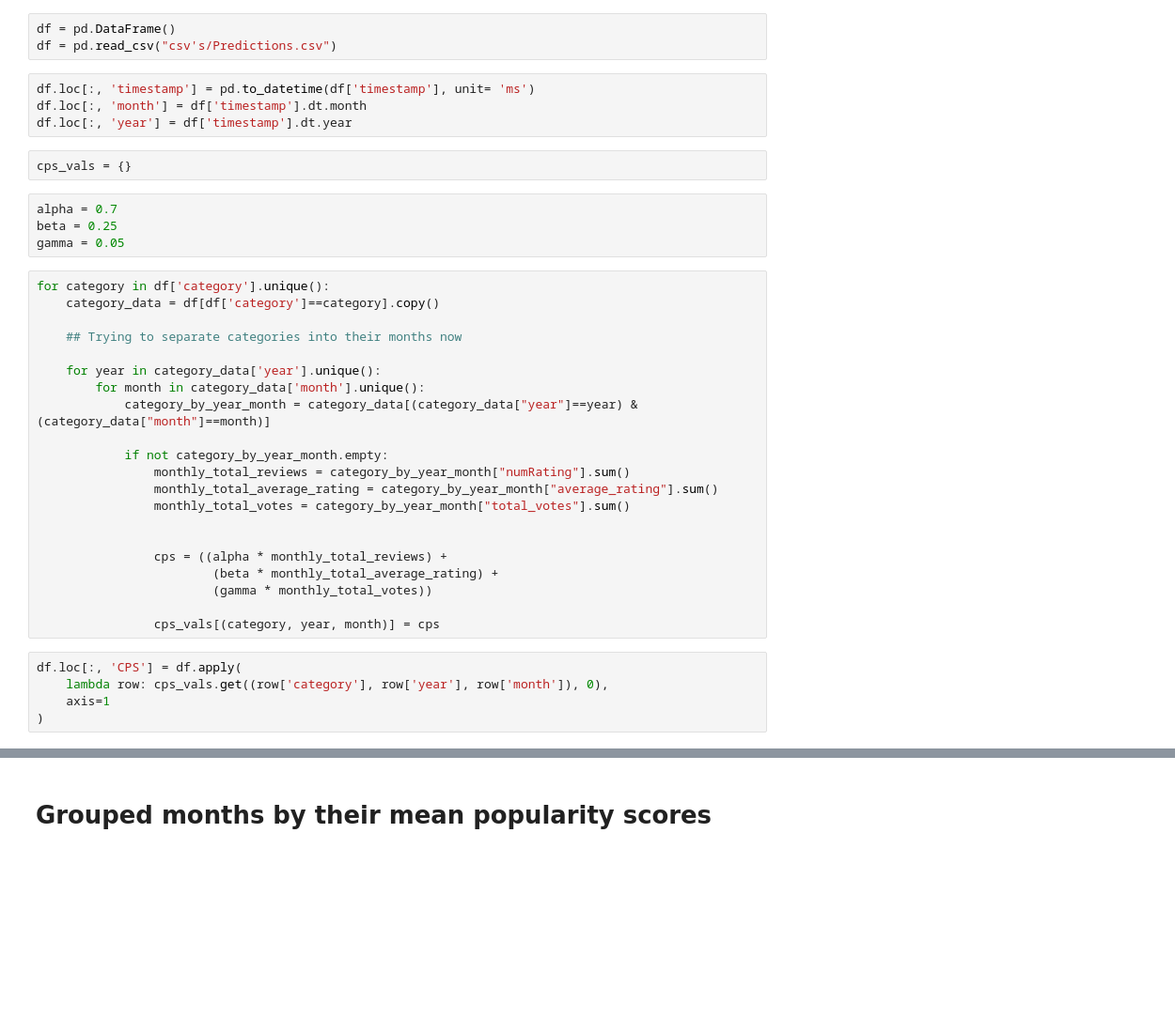
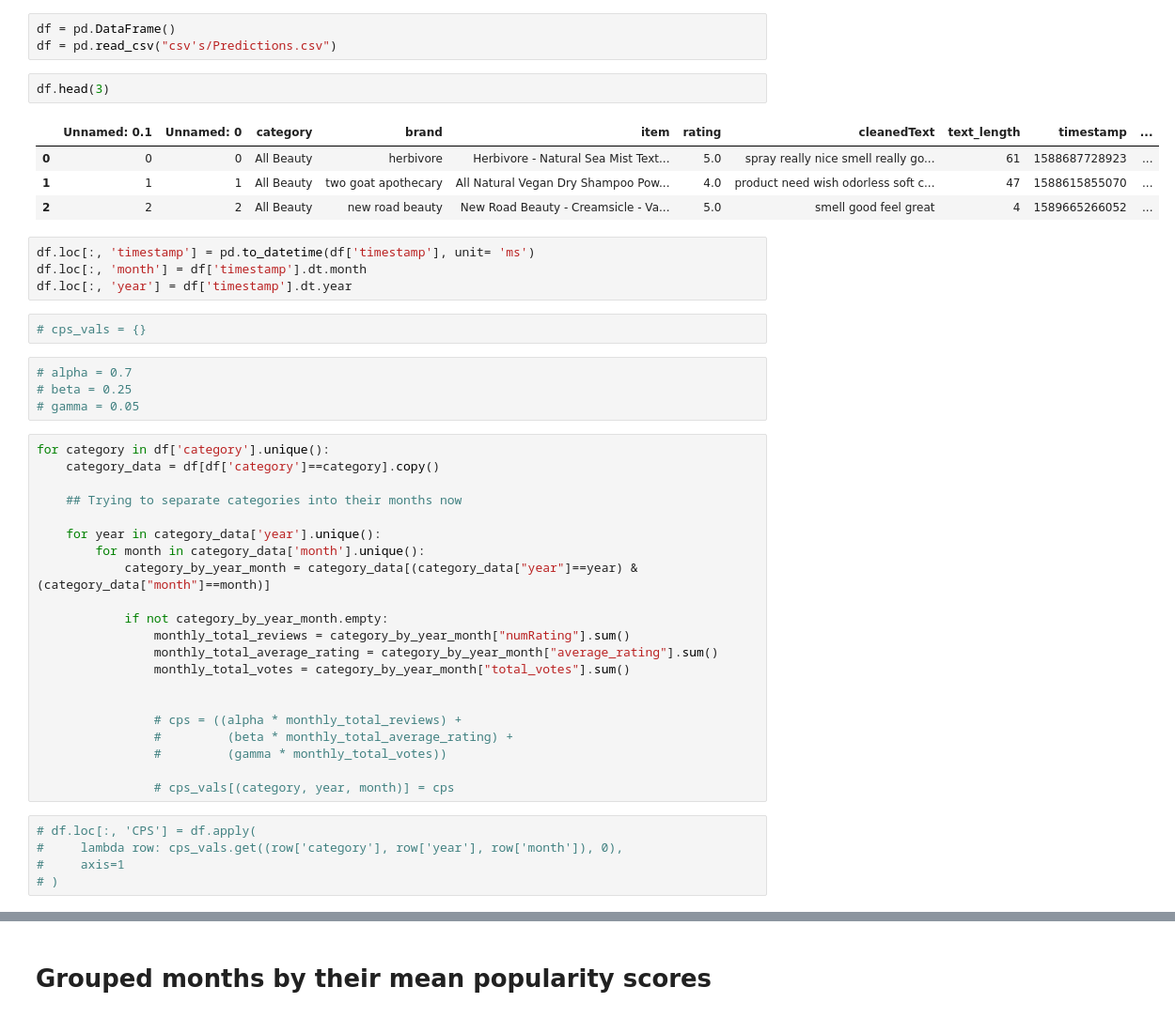
Before and after one commit to JosephKai1/COMP3610PROJECT, a Jupyter notebook: notebooks/ProductAnalysis.ipynb, the cells around one changed output, grey strips where cells are left out. Shown at 94% size. Drawn from its saved outputs; the diff is of its cells as text; blank space fills up the shorter version.

```diff
--- a/notebooks/ProductAnalysis.ipynb
+++ b/notebooks/ProductAnalysis.ipynb
@@ -179,16 +155,23 @@ analysis_set.to_csv("csv's/Predictions.csv")
 # %%
 df = pd.DataFrame()
 df = pd.read_csv("csv's/Predictions.csv")
+# %%
+df.head(3)
+# %% [output]
+|  | Unnamed: 0.1 | Unnamed: 0 | category | brand | item | rating | cleanedText | text_length | timestamp | ... |
+| 0 | 0 | 0 | All Beauty | herbivore | Herbivore - Natural Sea Mist Text... | 5.0 | spray really nice smell really go... | 61 | 1588687728923 | ... |
+| 1 | 1 | 1 | All Beauty | two goat apothecary | All Natural Vegan Dry Shampoo Pow... | 4.0 | product need wish odorless soft c... | 47 | 1588615855070 | ... |
+| 2 | 2 | 2 | All Beauty | new road beauty | New Road Beauty - Creamsicle - Va... | 5.0 | smell good feel great | 4 | 1589665266052 | ... |
 # %%
 df.loc[:, 'timestamp'] = pd.to_datetime(df['timestamp'], unit= 'ms')
 df.loc[:, 'month'] = df['timestamp'].dt.month
 df.loc[:, 'year'] = df['timestamp'].dt.year
 # %%
-cps_vals = {}
+# cps_vals = {}
 # %%
-alpha = 0.7
-beta = 0.25
-gamma = 0.05
+# alpha = 0.7
+# beta = 0.25
+# gamma = 0.05
 # %%
 for category in df['category'].unique():
     category_data = df[df['category']==category].copy()
@@ -205,14 +188,14 @@ for category in df['category'].unique():
                 monthly_total_votes = category_by_year_month["total_votes"].sum()
 
 
-                cps = ((alpha * monthly_total_reviews) +
-                        (beta * monthly_total_average_rating) +
-                        (gamma * monthly_total_votes))
+                # cps = ((alpha * monthly_total_reviews) +
+                #         (beta * monthly_total_average_rating) +
+                #         (gamma * monthly_total_votes))
 
-                cps_vals[(category, year, month)] = cps
+                # cps_vals[(category, year, month)] = cps
 # %%
-df.loc[:, 'CPS'] = df.apply(
-    lambda row: cps_vals.get((row['category'], row['year'], row['month']), 0),
-    axis=1
-)
+# df.loc[:, 'CPS'] = df.apply(
+#     lambda row: cps_vals.get((row['category'], row['year'], row['month']), 0),
+#     axis=1
+# )
 # %%
```
Also changed, not shown: parts of 26 cells of this notebook.
